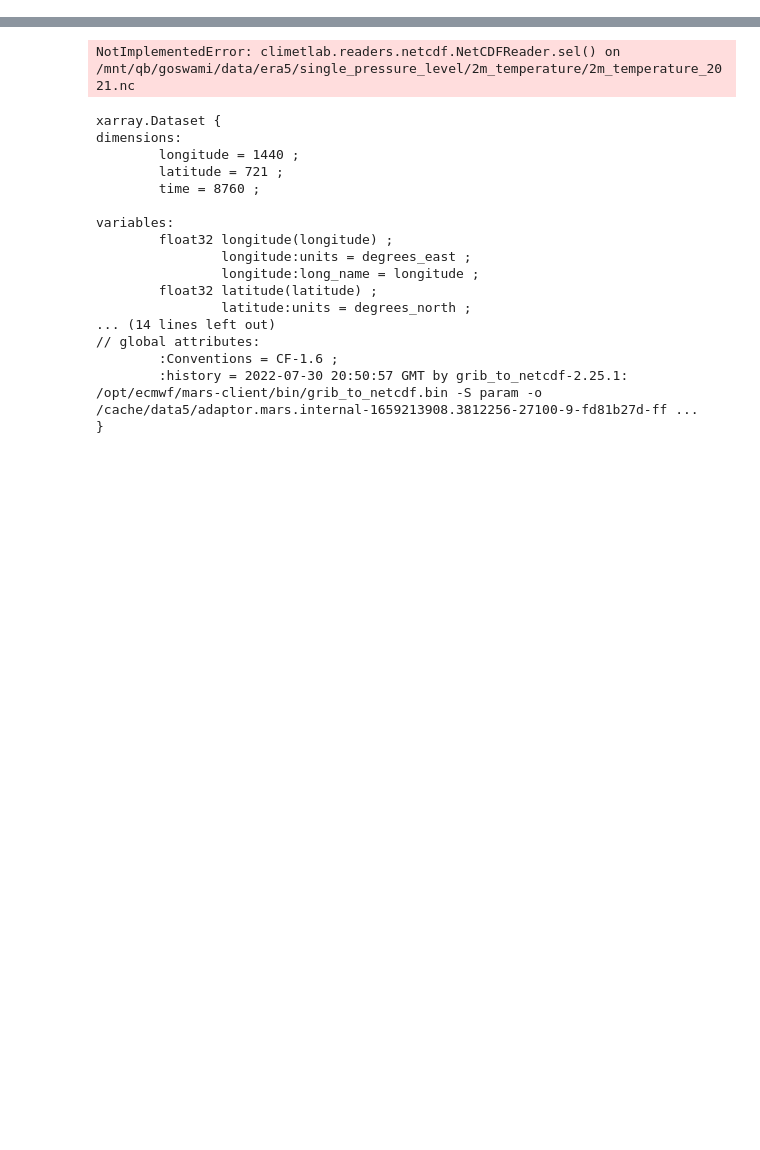
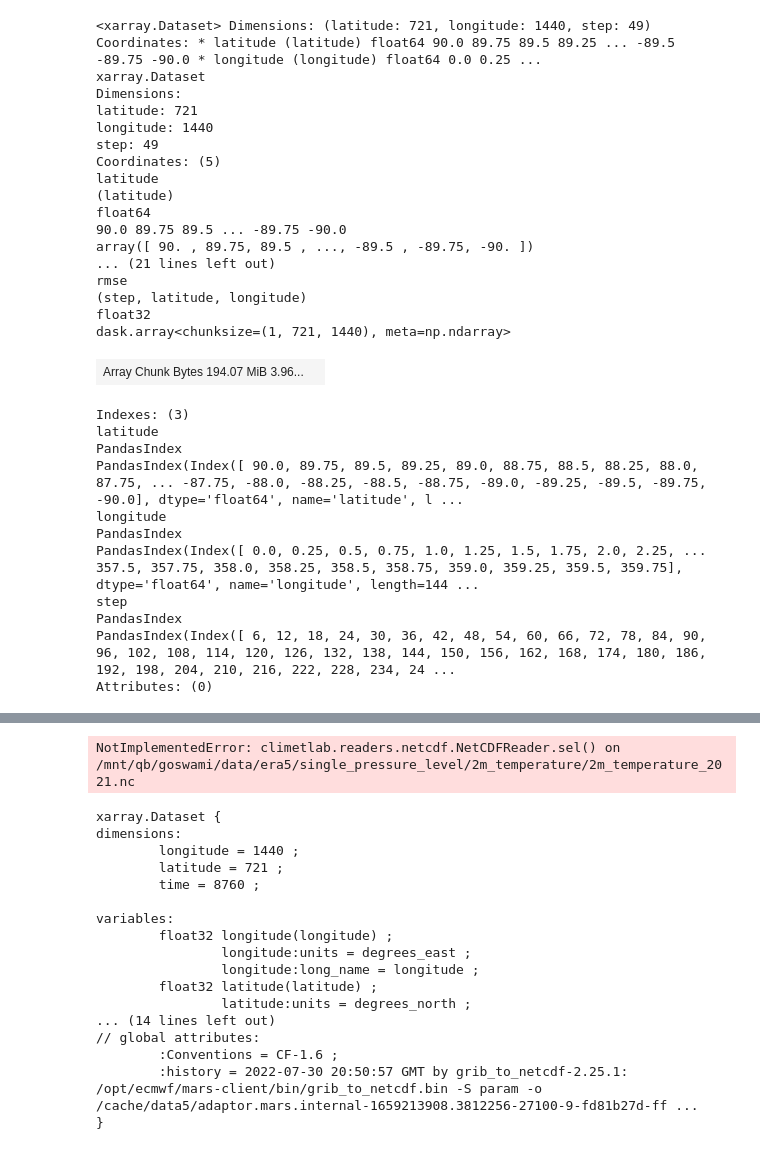
Before and after one commit to Slusny/Modulated-Spherical-Fourier-Neural-Operator, a Jupyter notebook: test.ipynb, the cells around one changed output, grey strips where cells are left out. Drawn from its saved outputs; the diff is of its cells as text; code cells hidden in the pictures; blank space fills up the shorter version.

```diff
--- a/test.ipynb
+++ b/test.ipynb
@@ -12,0 +18,32 @@ import climetlab as cml
+# %%
+air
+# %% [output]
+<xarray.Dataset> Dimensions: (latitude: 721, longitude: 1440, step: 49) Coordinates: * latitude (latitude) float64 90.0 89.75 89.5 89.25 ... -89.5 -89.75 -90.0 * longitude (longitude) float64 0.0 0.25 ...
+xarray.Dataset
+Dimensions:
+latitude: 721
+longitude: 1440
+step: 49
+Coordinates: (5)
+latitude
+(latitude)
+float64
+90.0 89.75 89.5 ... -89.75 -90.0
+array([ 90. , 89.75, 89.5 , ..., -89.5 , -89.75, -90. ])
+... (21 lines left out)
+rmse
+(step, latitude, longitude)
+float32
+dask.array<chunksize=(1, 721, 1440), meta=np.ndarray>
+| Array Chunk Bytes 194.07 MiB 3.96... |  |
+Indexes: (3)
+latitude
+PandasIndex
+PandasIndex(Index([ 90.0, 89.75, 89.5, 89.25, 89.0, 88.75, 88.5, 88.25, 88.0, 87.75, ... -87.75, -88.0, -88.25, -88.5, -88.75, -89.0, -89.25, -89.5, -89.75, -90.0], dtype='float64', name='latitude', l ...
+longitude
+PandasIndex
+PandasIndex(Index([ 0.0, 0.25, 0.5, 0.75, 1.0, 1.25, 1.5, 1.75, 2.0, 2.25, ... 357.5, 357.75, 358.0, 358.25, 358.5, 358.75, 359.0, 359.25, 359.5, 359.75], dtype='float64', name='longitude', length=144 ...
+step
+PandasIndex
+PandasIndex(Index([ 6, 12, 18, 24, 30, 36, 42, 48, 54, 60, 66, 72, 78, 84, 90, 96, 102, 108, 114, 120, 126, 132, 138, 144, 150, 156, 162, 168, 174, 180, 186, 192, 198, 204, 210, 216, 222, 228, 234, 24 ...
+Attributes: (0)
```
Also changed, not shown: parts of 6 cells of this notebook, 1 other file.
